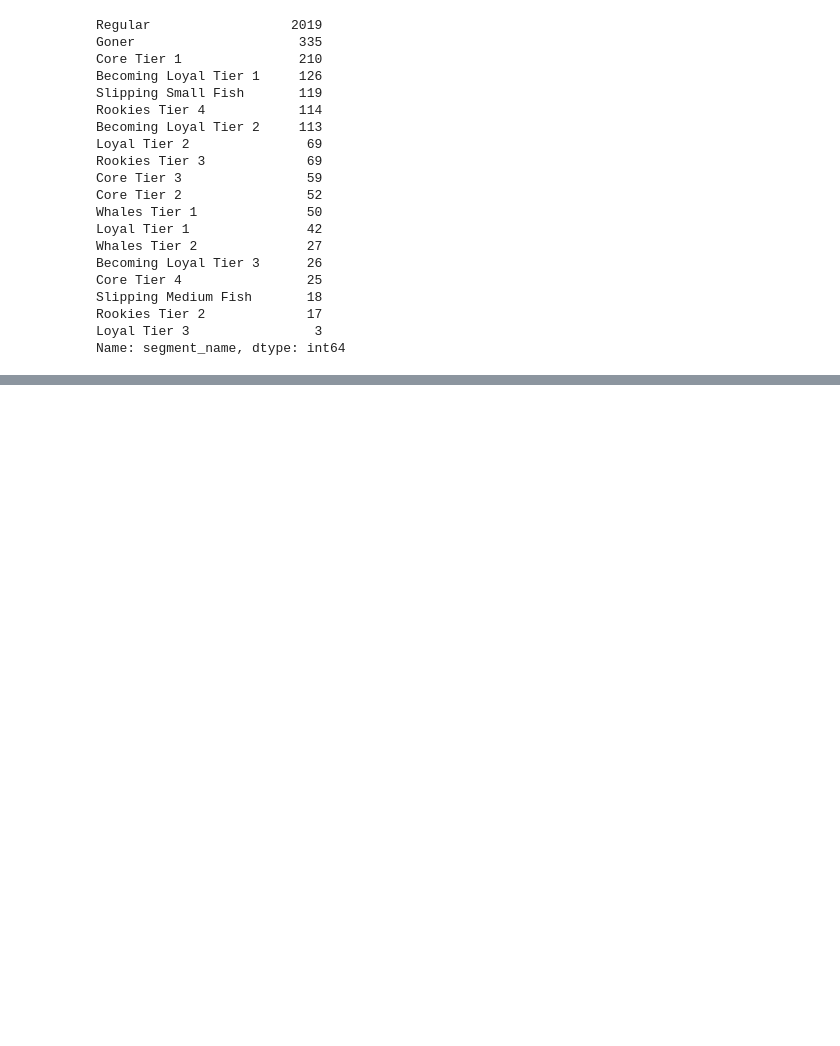
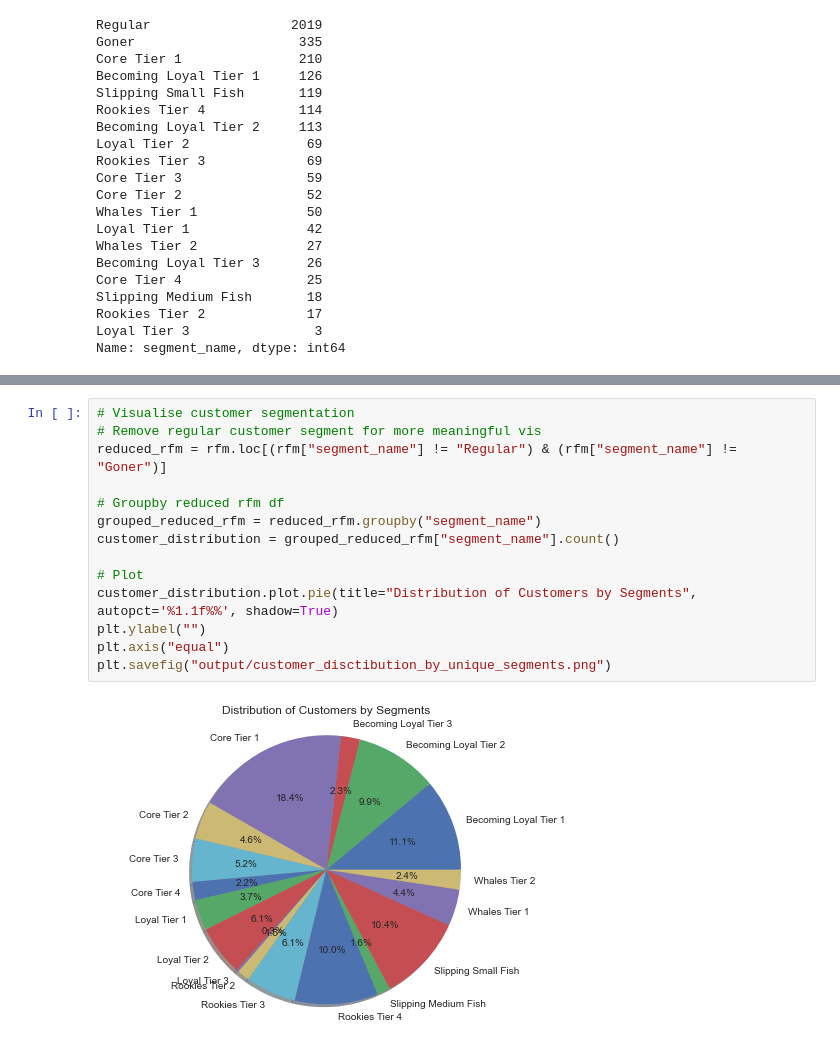
Before and after one commit to jeremychiaa/kpmg-virtual-internship, a Jupyter notebook: main_script.ipynb, the cells around one changed output, grey strips where cells are left out. Drawn from its saved outputs; the diff is of its cells as text; blank space fills up the shorter version.

Commit message:
visualise customer distribution

```diff
--- a/main_script.ipynb
+++ b/main_script.ipynb
@@ -895,3 +897,19 @@ rfm.groupby("segment_name").describe()
 | Whales Tier 1 | 50.0 | 32.860000 | 7.816806 | 19.0 | 26.00 | 32.5 | 41.00 | 45.0 | 50.0 | 7.000000 | ... |
 | Whales Tier 2 | 27.0 | 62.000000 | 14.602423 | 46.0 | 49.00 | 56.0 | 76.50 | 84.0 | 27.0 | 5.925926 | ... |
 19 rows × 24 columns
+# %%
+# Visualise customer segmentation
+# Remove regular customer segment for more meaningful vis
+reduced_rfm = rfm.loc[(rfm["segment_name"] != "Regular") & (rfm["segment_name"] != "Goner")]
+
+# Groupby reduced rfm df
+grouped_reduced_rfm = reduced_rfm.groupby("segment_name")
+customer_distribution = grouped_reduced_rfm["segment_name"].count()
+
+# Plot
+customer_distribution.plot.pie(title="Distribution of Customers by Segments", autopct='%1.1f%%', shadow=True)
+plt.ylabel("")
+plt.axis("equal")
+plt.savefig("output/customer_disctibution_by_unique_segments.png")
+# %% [output]
+[figure, added]
```
Also changed, not shown: parts of 2 cells of this notebook.
